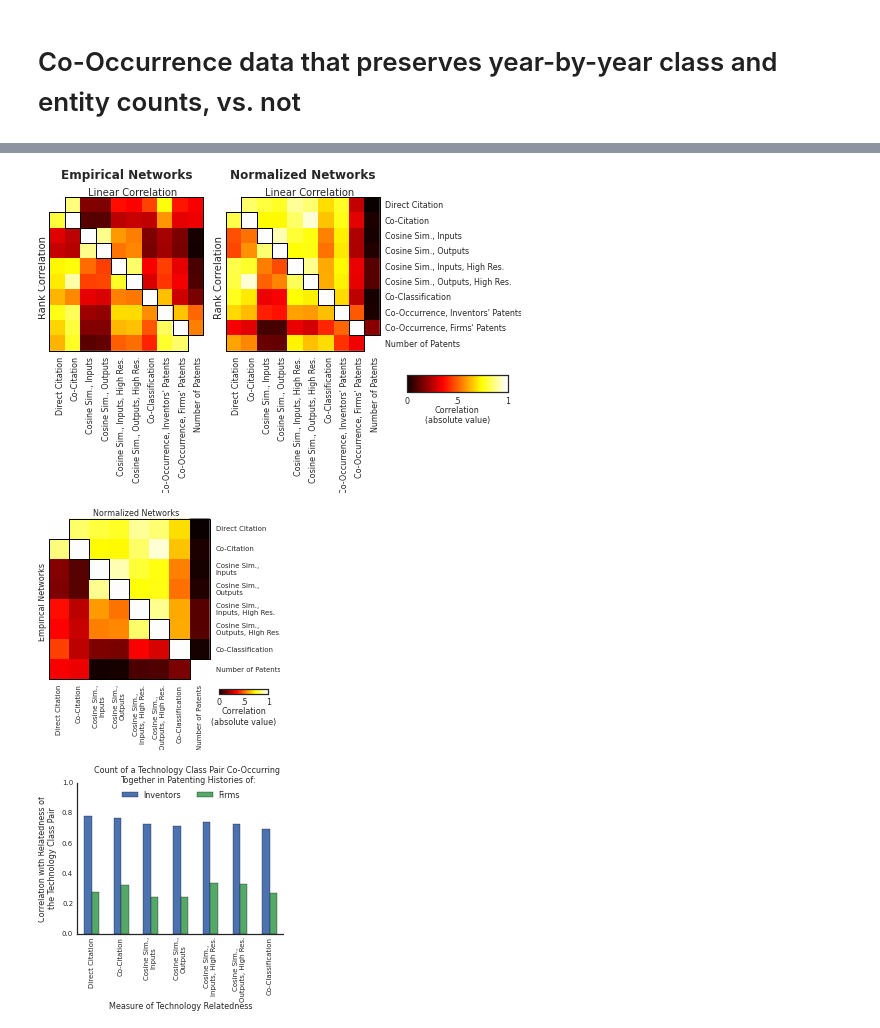
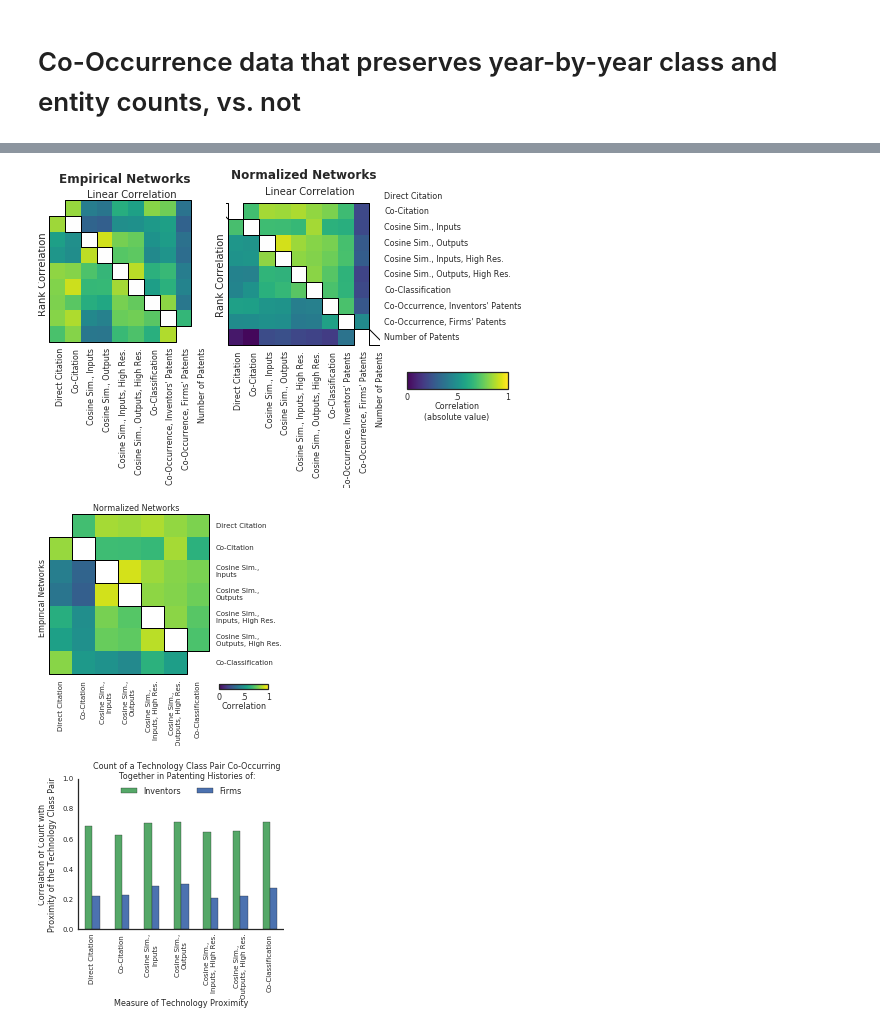
Before and after one commit to jeffalstott/technologyspace, a Jupyter notebook: src/Manuscript_Figures.ipynb, the cells around one changed output, grey strips where cells are left out. Saved outputs shown, nothing was run; the diff lists cells and outputs as text; code cells hidden in the pictures.

```diff
--- a/src/Manuscript_Figures.ipynb
+++ b/src/Manuscript_Figures.ipynb
@@ -1056 +1188,21 @@ if class_system =='IPC':
+# %%
+### Throw away the undeflated z-scores and use the deflated z-scores from now on.
+z_scores = deflated_z_scores
+# %%
+if class_system == 'IPC':
+    class_labels = pd.read_csv(data_directory+'class_labels_%s.csv'%class_system).set_index('Class')
+    from scipy.stats import scoreatpercentile
+    high_empirical = scoreatpercentile(off_diagonal(empirical['Direct Citation']), 97)
+    low_normalized = scoreatpercentile(off_diagonal(z_scores['Direct Citation']), 3)
+    xs, ys = where(((empirical['Direct Citation']>=high_empirical) *
+                        (z_scores['Direct Citation']<=low_normalized)).values)
+    for x, y in zip(xs, ys):
+        if x==y:
+            continue
+        print("From %s to %s"%(class_labels.ix[empirical.major_axis[x], 'Class_label'],
+              class_labels.ix[empirical.major_axis[y], 'Class_label']))
+        print("Citations: %i, Controls mean: %.2f, Controls std: %.2f: Z-Score: %.2f"%(empirical['Direct Citation'].iloc[x,y],
+                                              rand_mean['Direct Citation'].iloc[x,y],
+                                              rand_std['Direct Citation'].iloc[x,y],
+                                             z_scores['Direct Citation'].iloc[x,y]))
 # %% [markdown]
@@ -1073,4 +1225,6 @@ class MyFloat(float):
     def __format__(self, format_string):
         string = super().__format__(format_string)
         return _remove_leading_zero(self, string)
+# %%
+link_types = empirical.items.values.tolist()#+['Number of Patents']
 # %%
@@ -1236,10 +1384,12 @@ if save_as_manuscript_figures:
 # %%
+from scipy.stats import pearsonr
+
 def correlate_measures(networks,
                       correlation=pearsonr,
                       use_absolute=True,
                       link_types=None):
     if link_types is None:
-        link_types = networks.items.values.tolist()+['Number of Patents']#['Number of Citing Patents', 'Number of Cited Patents']
+        link_types = networks.items.values.tolist()#+['Number of Patents']#['Number of Citing Patents', 'Number of Cited Patents']
         #link_types = [link for link in link_types if 'Jaccard' not in link]
 
 
@@ -1447,7 +1583,7 @@ mask =  tri(A.shape[0], k=-1)
 A = ma.array(A, mask=mask)
 
 im = ax.imshow(A,
-               'hot',
+               'viridis',
                interpolation='none',
                 vmin=0, vmax=1,
                extent=[0, N, 0, N]
@@ -1458,7 +1594,7 @@ mask =  tri(A.shape[0], k=-1).T
 A = ma.array(A, mask=mask)
 
 im = ax.imshow(A,
-               'hot',
+               'viridis',
                interpolation='none',
                 vmin=0, vmax=1,
                extent=[0, N, 0, N]
@@ -1505,7 +1641,7 @@ mask =  tri(A.shape[0], k=-1)
 A = ma.array(A, mask=mask)
 
 im = ax.imshow(A,
-               'hot',
+               'viridis',
                interpolation='none',
                 vmin=0, vmax=1,
                extent=[0, N, 0, N]
@@ -1516,7 +1652,7 @@ mask =  tri(A.shape[0], k=-1).T
 A = ma.array(A, mask=mask)
 
 im = ax.imshow(A,
-               'hot',
+               'viridis',
                interpolation='none',
                 vmin=0, vmax=1,
                extent=[0, N, 0, N]
@@ -1566,7 +1702,7 @@ norm = Normalize(vmin=0, vmax=1)
 #                    )
 
 cbar = mpl.colorbar.ColorbarBase(ax2,
-                                 cmap=cm.hot,
+                                 cmap=cm.viridis,
                                  norm=norm,
                                  orientation='horizontal',
                                  label='Correlation\n(absolute value)',
@@ -1588,7 +1724,7 @@ fig.subplots_adjust(bottom=.3, wspace=None, top=1, hspace=None, left=None, right
 #     savefig(figures_directory+filename+'_'+class_system+'.svg', bbox_inches='tight')
 #     savefig(figures_directory+filename+'_'+class_system+'.eps', bbox_inches='tight')
 # %% [output]
-[figure, old version]
+[figure, new version]
 # %%
 sns.set_style("white")
 
@@ -1604,7 +1740,8 @@ metrics_for_matrix = ['Direct Citation',
                       'Cosine Sim.,\nInputs, High Res.',
                       'Cosine Sim.,\nOutputs, High Res.',
                       'Co-Classification',
-                      'Number of Patents']
+                      ]
+#                       'Number of Patents']
 
 ax = fig.add_subplot(nrows, ncols,1)
 
@@ -1616,7 +1753,7 @@ mask =  tri(A.shape[0], k=-1)
 A = ma.array(A, mask=mask)
 
 im = ax.imshow(A,
-               'hot',
+               'viridis',
                interpolation='none',
                 vmin=0, vmax=1,
                extent=[0, N, 0, N]
@@ -1627,7 +1764,7 @@ mask =  tri(A.shape[0], k=-1).T
 A = ma.array(A, mask=mask)
 
 im = ax.imshow(A,
-               'hot',
+               'viridis',
                interpolation='none',
                 vmin=0, vmax=1,
                extent=[0, N, 0, N]
@@ -1662,36 +1799,37 @@ labels = metrics_for_matrix
 _ = xticks(.5+arange(shape(labels)[0]), list(map(f, labels)), rotation=90, ha='center', fontsize=7)
 _ = yticks(.5+arange(shape(labels)[0]), list(map(f, labels))[::-1], va='center', fontsize=7)
 
 
 ax2 = fig.add_axes([.73, 0.25, 0.2, 0.02])
 norm = Normalize(vmin=0, vmax=1)
 
 cbar = mpl.colorbar.ColorbarBase(ax2,
-                                 cmap=cm.hot,
+                                 cmap=cm.viridis,
                                  norm=norm,
                                  orientation='horizontal',
                                  label='Correlation\n(absolute value)',
                                 ticks=[0, 0.5, 1])
 
 cbar.ax.tick_params(labelsize=8)
-cbar.ax.set_xlabel('Correlation\n(absolute value)', fontsize=8, labelpad=0)
+cbar.ax.set_xlabel('Correlation',#\n(absolute value)',
+                   fontsize=8, labelpad=0)
 cbar.ax.set_xticklabels(["0", ".5", "1"])
 
 
 
 
 
 
 fig.tight_layout(pad=0)
 fig.subplots_adjust(bottom=.3, top=.97, wspace=None, hspace=None, left=None, right=.7)
 figures.append(fig)
 
 
 if save_as_manuscript_figures:
     filename = 'Network_Correlations_Linear'
     savefig(figures_directory+filename+'_'+class_system+'.pdf')#, bbox_inches='tight')
 # %% [output]
-[figure, old version]
+[figure, new version]
 # %%
 sns.set_style("white")
 
@@ -1736,10 +1874,11 @@ data.plot(kind='bar',
 #           yerr=errs,
           ax=ax,
           legend=False,
-          fontsize=7)
+          fontsize=7,
+         color=['g', 'b'])
 
-ax.set_xlabel("Measure of Technology Relatedness",fontsize=8, labelpad=0)
-ax.set_ylabel("Correlation with Relatedness of\nthe Technology Class Pair",
+ax.set_xlabel("Measure of Technology Proximity",fontsize=8, labelpad=0)
+ax.set_ylabel("Correlation of Count with\nProximity of the Technology Class Pair",
 #               "& their Co-Occurrence in Behavioral Data",
               fontsize=8)
 #Correlation of the Normalized Relatedness between Technology Classes & their Co-Occurrence in Behavioral Data
@@ -1768,4 +1907,4 @@ if save_as_manuscript_figures:
 #     savefig(figures_directory+filename+'_'+class_system+'.svg', bbox_inches='tight')
 #     savefig(figures_directory+filename+'_'+class_system+'.eps', bbox_inches='tight')
 # %% [output]
-[figure, old version]
+[figure, new version]
```
Also changed, not shown: parts of 65 cells of this notebook, 9 other files.
